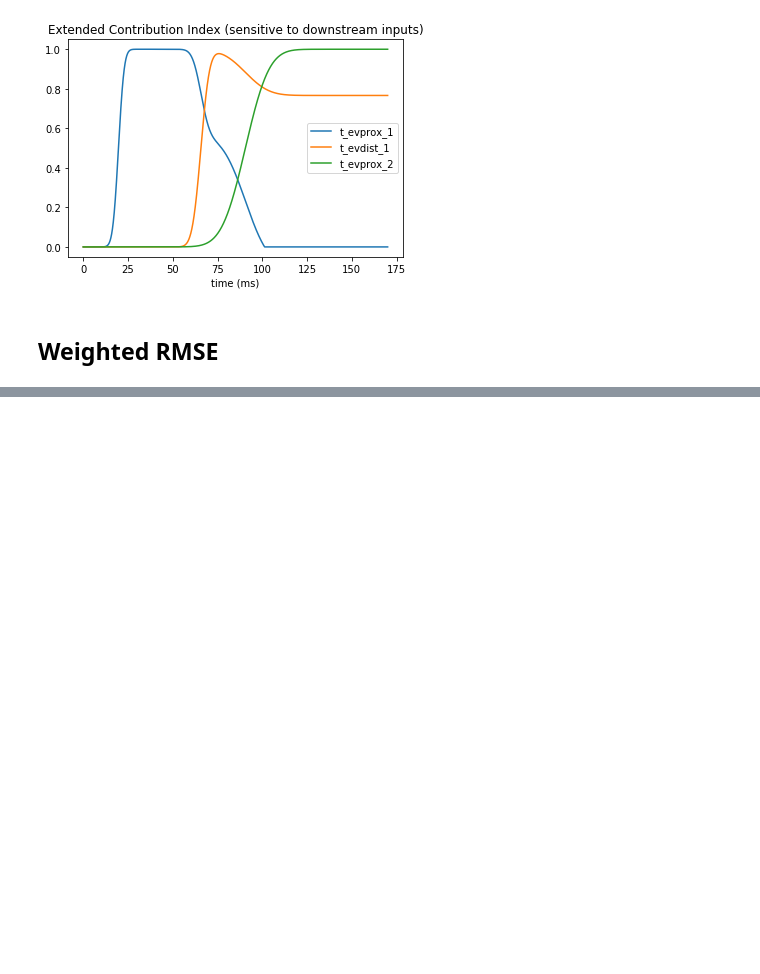
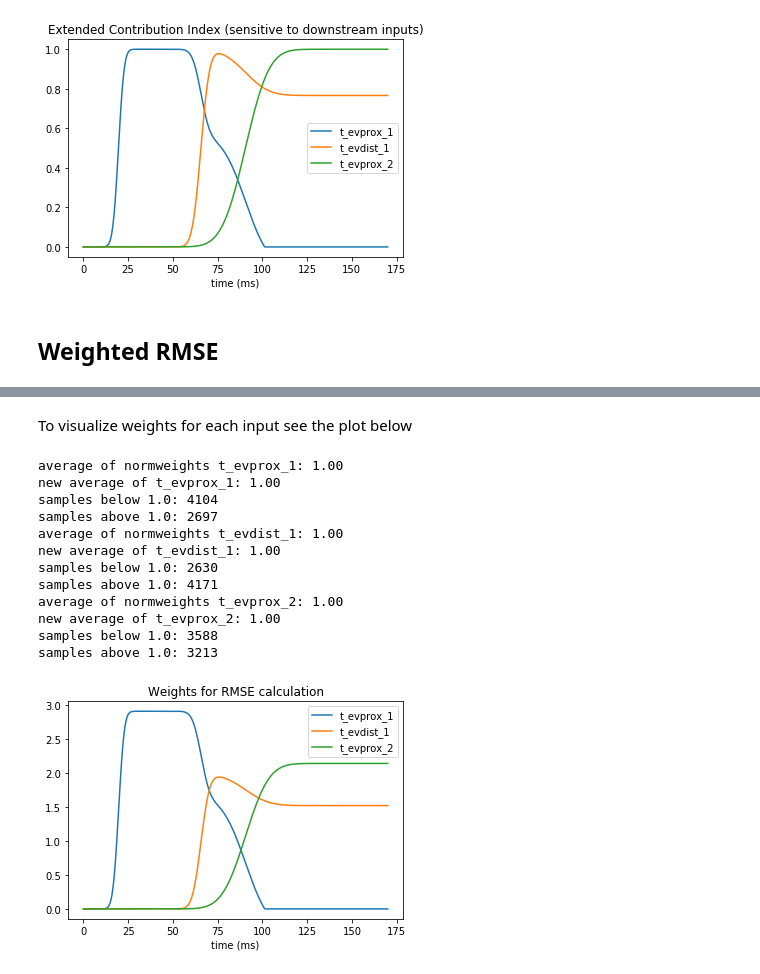
Before and after one commit to blakecaldwell/hnn-core, a Jupyter notebook: Weighted RMSE.ipynb, the cells around one changed output, grey strips where cells are left out. Cells and saved outputs as stored; diff of their text form; code cells hidden in the pictures; blank space fills up the shorter version.

Commit message:
updating rmse notebook

```diff
--- a/Weighted RMSE.ipynb
+++ b/Weighted RMSE.ipynb
@@ -146,0 +163,39 @@ where $w_{k,t}$ is the value for input $k$'s ECI at time $t$.
+# %% [markdown]
+To visualize weights for each input see the plot below
+# %%
+
+
+norm_weights={}
+for input_name in inputs:
+    #indices = np.where(weights[input_name] > 0.01)[0]
+    #end_index = indices[-1]
+    #start_index = indices[0]
+    #trim_weights[input_name] = weights[input_name][start_index:end_index]
+    norm_weights[input_name] = weights[input_name]
+    scale = 1/norm_weights[input_name].mean()
+    norm_weights[input_name] = norm_weights[input_name] * scale
+    print("average of normweights %s: %.2f"%(input_name, norm_weights[input_name].mean()))
+
+    print("new average of %s: %.2f"%(input_name, norm_weights[input_name].mean()))
+    print("samples below 1.0: %d" % len(np.where(norm_weights[input_name] < 1)[0]))
+    print("samples above 1.0: %d" % len(np.where(norm_weights[input_name] > 1)[0]))
+    plt.plot(x, norm_weights[input_name], label=input_name)
+plt.legend()
+plt.xlabel("time (ms)")
+plt.title("Weights for RMSE calculation")
+plt.show()
+plt.close()
+# %% [output]
+average of normweights t_evprox_1: 1.00
+new average of t_evprox_1: 1.00
+samples below 1.0: 4104
+samples above 1.0: 2697
+average of normweights t_evdist_1: 1.00
+new average of t_evdist_1: 1.00
+samples below 1.0: 2630
+samples above 1.0: 4171
+average of normweights t_evprox_2: 1.00
+new average of t_evprox_2: 1.00
+samples below 1.0: 3588
+samples above 1.0: 3213
+[figure, added]
```
Also changed, not shown: parts of 2 cells of this notebook.
